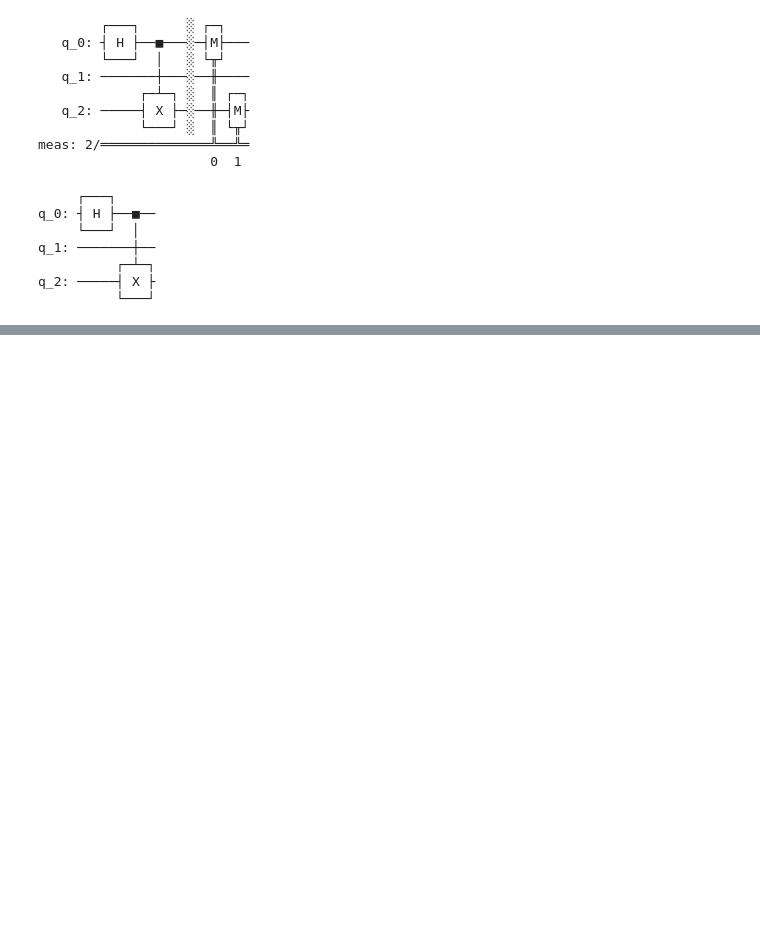
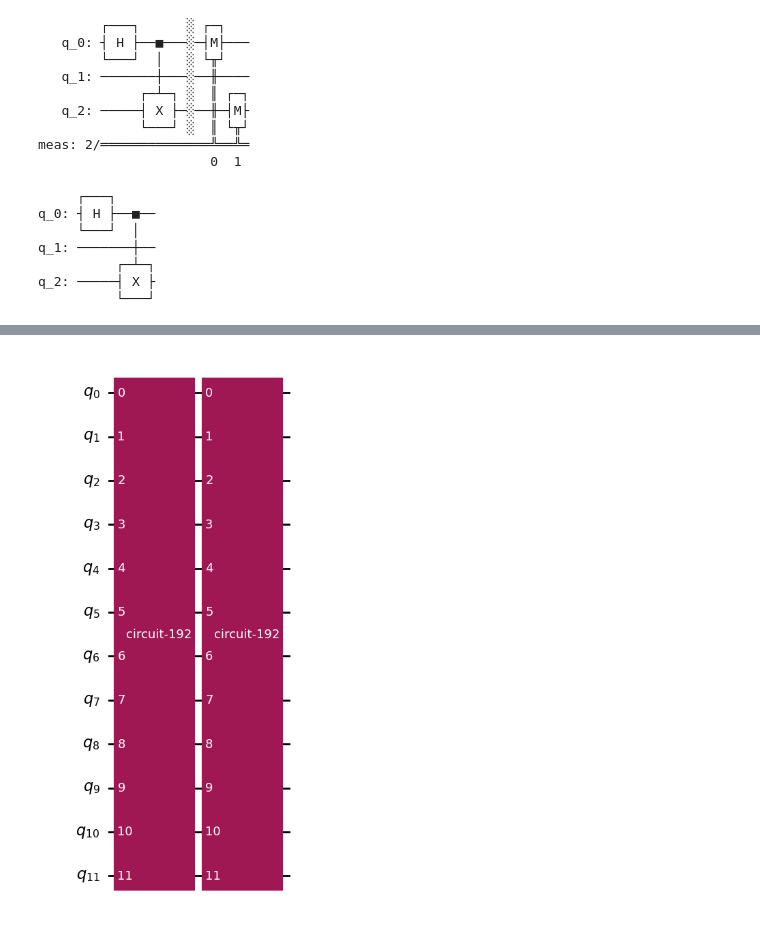
Before and after one commit to kibrahim757/qiskit_certification_examples, a Jupyter notebook: 1_2_Quantum_Operations.ipynb, the cells around one changed output, grey strips where cells are left out. Cells and saved outputs as stored; diff of their text form; code cells hidden in the pictures; blank space fills up the shorter version.

```diff
--- a/1_2_Quantum_Operations.ipynb
+++ b/1_2_Quantum_Operations.ipynb
@@ -641,0 +691,4 @@ q_2: ─────┤ X ├
+# %%
+qc.power(2).draw('mpl')
+# %% [output]
+[figure, added]
```
Also changed, not shown: parts of 14 cells of this notebook.
